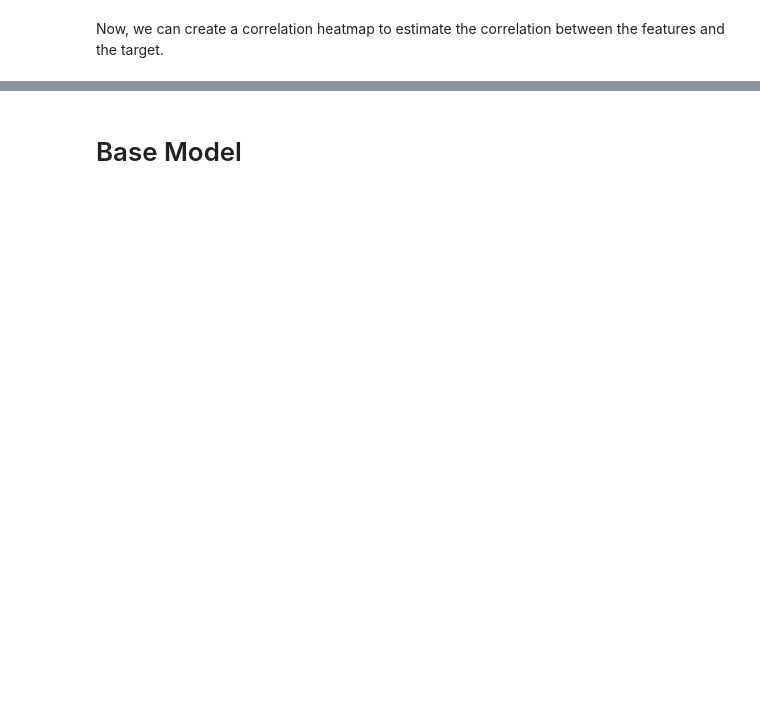
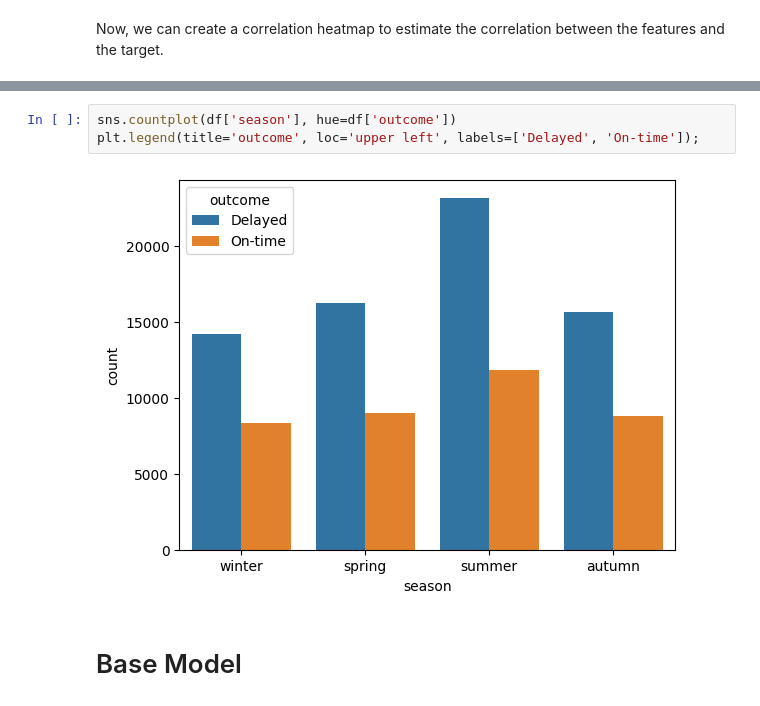
Before and after one commit to pwerden/ds-ml-flight-delay-prediction, a Jupyter notebook: EDA_phil.ipynb, the cells around one changed output, grey strips where cells are left out. Cells and saved outputs as stored; diff of their text form; blank space fills up the shorter version.

```diff
--- a/EDA_phil.ipynb
+++ b/EDA_phil.ipynb
@@ -329,2 +370,7 @@ sns.heatmap(df_cleaned.corr())
+# %%
+sns.countplot(df['season'], hue=df['outcome'])
+plt.legend(title='outcome', loc='upper left', labels=['Delayed', 'On-time']);
+# %% [output]
+[figure, added]
 # %% [markdown]
 # Base Model
```
Also changed, not shown: parts of 27 cells of this notebook.
